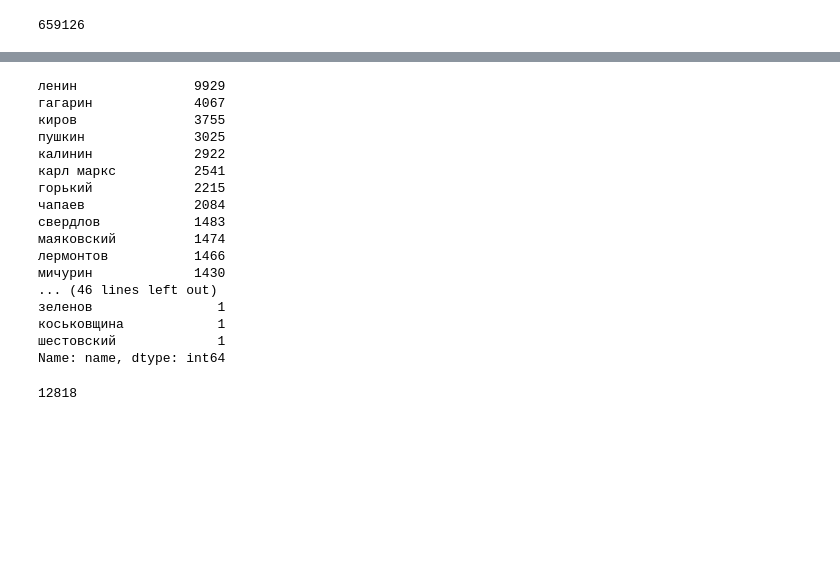
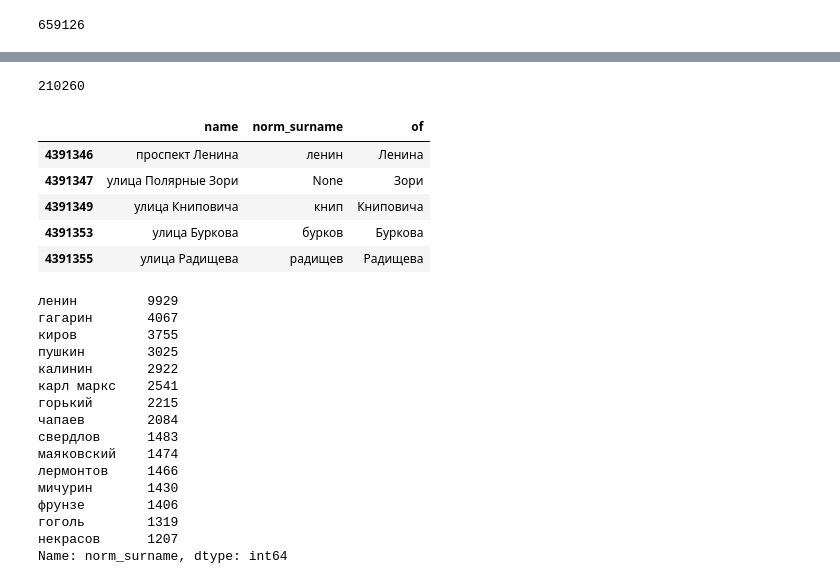
Before and after one commit to moskupols/osm-toponyms, a Jupyter notebook: api-usage-example.ipynb, the cells around one changed output, grey strips where cells are left out. Cells and saved outputs as stored; diff of their text form; code cells hidden in the pictures; blank space fills up the shorter version.

```diff
--- a/api-usage-example.ipynb
+++ b/api-usage-example.ipynb
@@ -68,5 +62,4 @@ Name: name, dtype: int64
 streets_of = df[
     df.name.str.startswith(u'улица')
     | df.name.str.startswith(u'проспект')
-]
-streets_of.name.value_counts().head(15)
+].copy()
@@ -94,7 +70,7 @@ from functools32 import lru_cache
 morph_analyzer = pymorphy2.MorphAnalyzer()
 
 @lru_cache()
-def street_to_person(s):
+def street_to_normalized_surname(s):
     inflected = s.split()[1:]
     morph = [morph_analyzer.parse(word) for word in inflected]
     normalized = []
@@ -105,34 +81,45 @@ def street_to_person(s):
             normalized.append(m[0].normalized.word)
             continue
         for form in m:
-            if form.is_known and form.tag.grammemes.intersection({'Name', 'Surn'}):
-                normalized.append(m[0].normalized.word)
+            if form.is_known and form.tag.grammemes.intersection({'Name', 'Surn'}) and form.tag.case == 'gent':
+                normalized.append(form.normal_form)
                 break
         else:
             return None
-    return ' '.join(normalized)
+    return ' '.join(normalized) if len(normalized) else None
 
-persons = streets_of.name.map(street_to_person).value_counts()
-persons
+streets_of['norm_surname'] = streets_of.name.map(street_to_normalized_surname)
-# %% [output]
-ленин               9929
-гагарин             4067
-киров               3755
-пушкин              3025
-калинин             2922
-карл маркс          2541
-горький             2215
-чапаев              2084
-свердлов            1483
-маяковский          1474
-лермонтов           1466
-мичурин             1430
-... (46 lines left out)
-зеленов                1
-коськовщина            1
-шестовский             1
-Name: name, dtype: int64
+# %%
+streets_of['of'] = streets_of.name.str.rpartition(' ')[2]
 # %%
-len(persons)
+len(streets_of)
 # %% [output]
-12818
+210260
+# %%
+streets_of.head()
+# %% [output]
+|  | name | norm_surname | of |
+| 4391346 | проспект Ленина | ленин | Ленина |
+| 4391347 | улица Полярные Зори | None | Зори |
+| 4391349 | улица Книповича | книп | Книповича |
+| 4391353 | улица Буркова | бурков | Буркова |
+| 4391355 | улица Радищева | радищев | Радищева |
+# %%
+streets_of.norm_surname.value_counts().head(15)
+# %% [output]
+ленин         9929
+гагарин       4067
+киров         3755
+пушкин        3025
+калинин       2922
+карл маркс    2541
+горький       2215
+чапаев        2084
+свердлов      1483
+маяковский    1474
+лермонтов     1466
+мичурин       1430
+фрунзе        1406
+гоголь        1319
+некрасов      1207
+Name: norm_surname, dtype: int64
```
Also changed, not shown: parts of 23 cells of this notebook.
